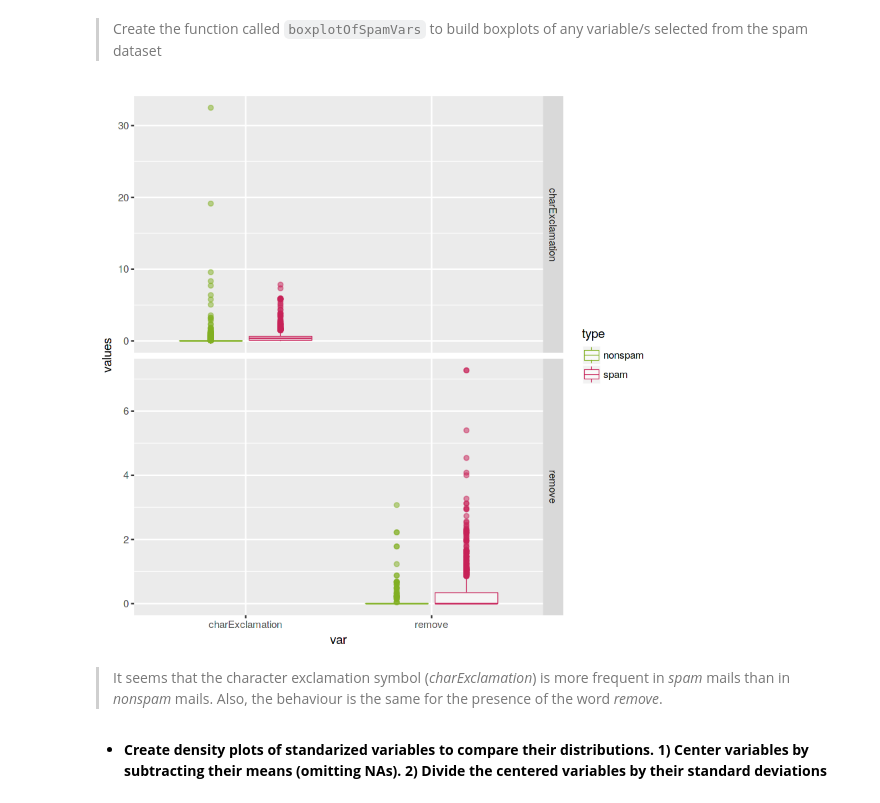
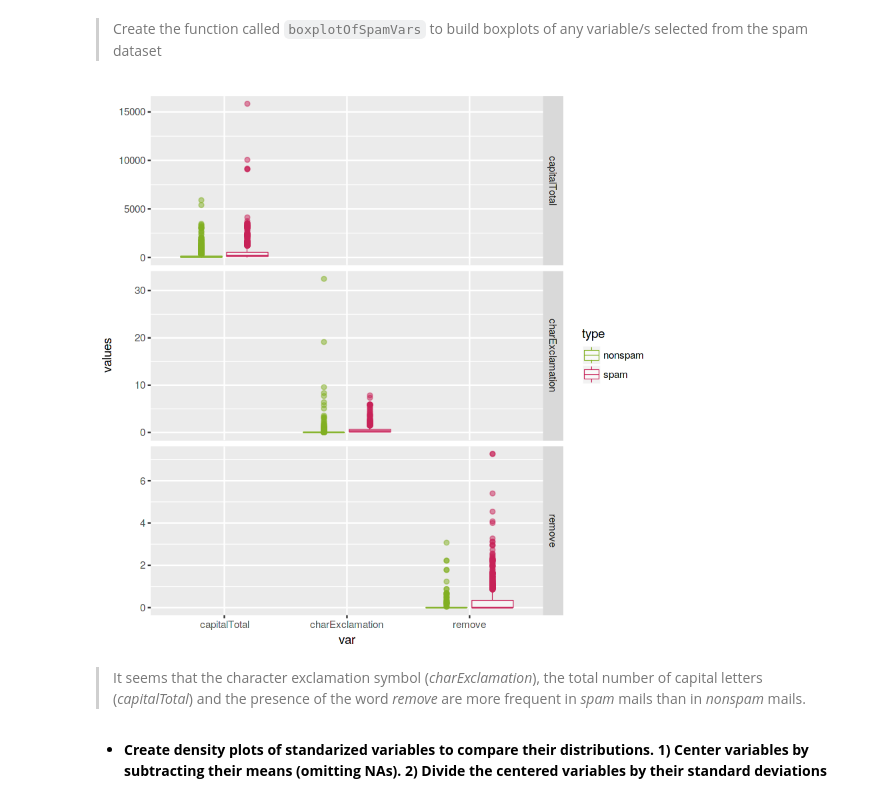
Before and after one commit to guzmanlopez/ACRRF_course, a Jupyter notebook: trabajo-final.ipynb, the cells around one changed output. Cells and saved outputs as stored; diff of their text form; code cells hidden in the pictures.

```diff
--- a/trabajo-final.ipynb
+++ b/trabajo-final.ipynb
@@ -107,14 +89,18 @@ blue <- "#53A8BD"
 # %% [markdown]
 > Create the function called `boxplotOfSpamVars` to build boxplots of any variable/s selected from the spam dataset
 # %%
+# Create function
 boxplotOfSpamVars <- function(vars) {
 
     # Reshape the spam data to make a boxplot
-    spam.gather <- spam %>% select(c("type", vars)) %>% gather(key = "var", value = "values", -type)
+    spam.gather <- spam %>%
+                        select(c("type", vars)) %>%
+                            gather(key = "var", value = "values", -type)
 
     # Create a boxplot of every variable separeted by the variable type (spam and nonspam)
     spam.boxplot <- ggplot() +
-    geom_boxplot(data = spam.gather, aes(x = var, y = values, color = type), lwd = 0.25, alpha = 0.5) +
+    geom_boxplot(data = spam.gather, aes(x = var, y = values, color = type),
+                 lwd = 0.25, alpha = 0.5) +
     scale_color_manual(values = c(green, red), name = "type")
 
     # Create faceting
@@ -122,11 +108,11 @@ boxplotOfSpamVars <- function(vars) {
 }
 # %%
 # Explore charExclamation and remove variables
-boxplotOfSpamVars(vars = c("charExclamation", "remove"))
+boxplotOfSpamVars(vars = c("charExclamation", "remove", "capitalTotal"))
 # %% [output]
-[figure, old version]
+[figure, new version]
 # %% [markdown]
-> It seems that the character exclamation symbol (*charExclamation*) is more frequent in *spam* mails than in *nonspam* mails. Also, the behaviour is the same for the presence of the word *remove*.
+> It seems that the character exclamation symbol (*charExclamation*), the total number of capital letters (*capitalTotal*) and the presence of the word *remove* are more frequent in *spam* mails than in *nonspam* mails.
 # %% [markdown]
 - **Create density plots of standarized variables to compare their distributions. 1) Center variables by subtracting their means (omitting NAs). 2) Divide the centered variables by their standard deviations**
 # %%
```
Also changed, not shown: parts of 78 cells of this notebook, 27 other files.
